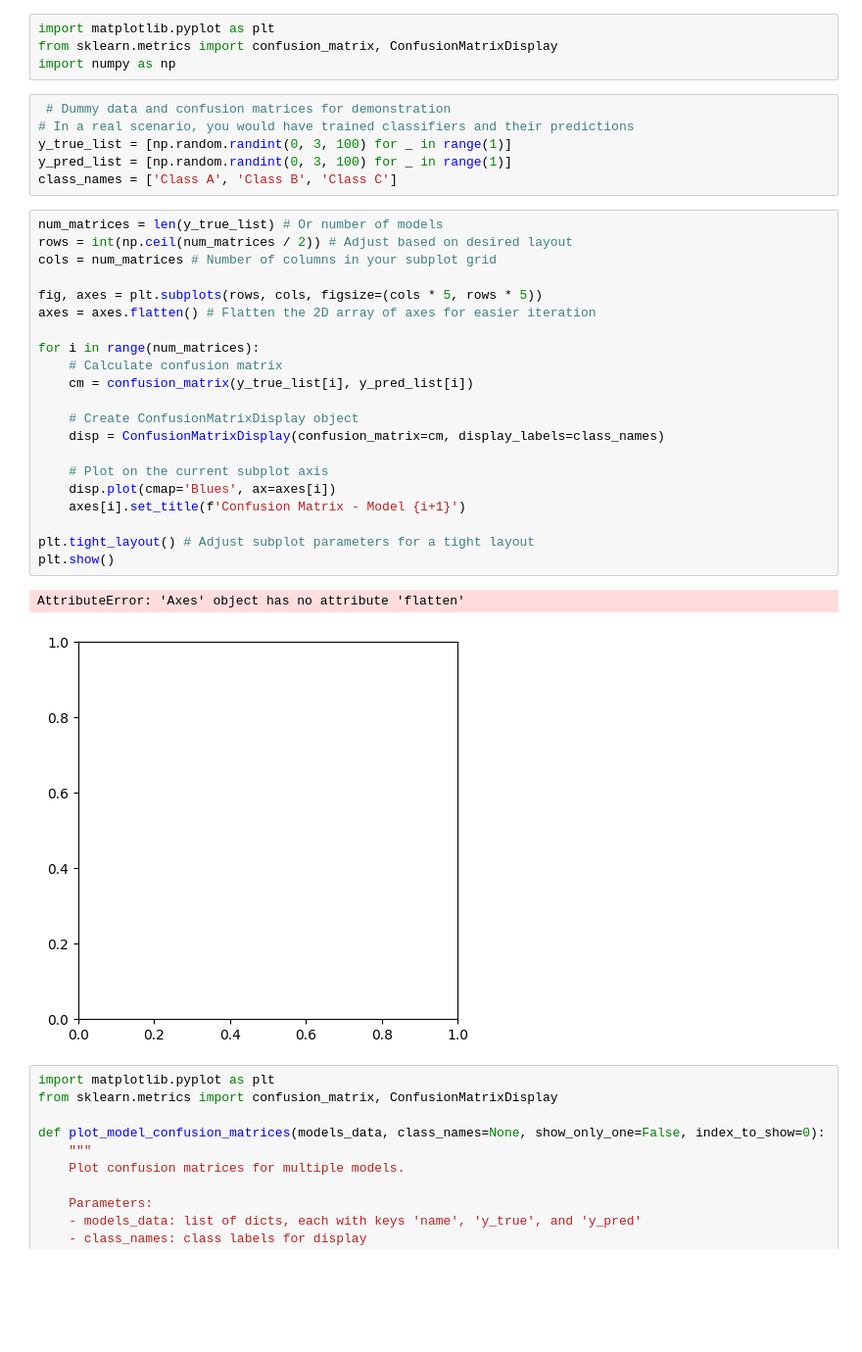
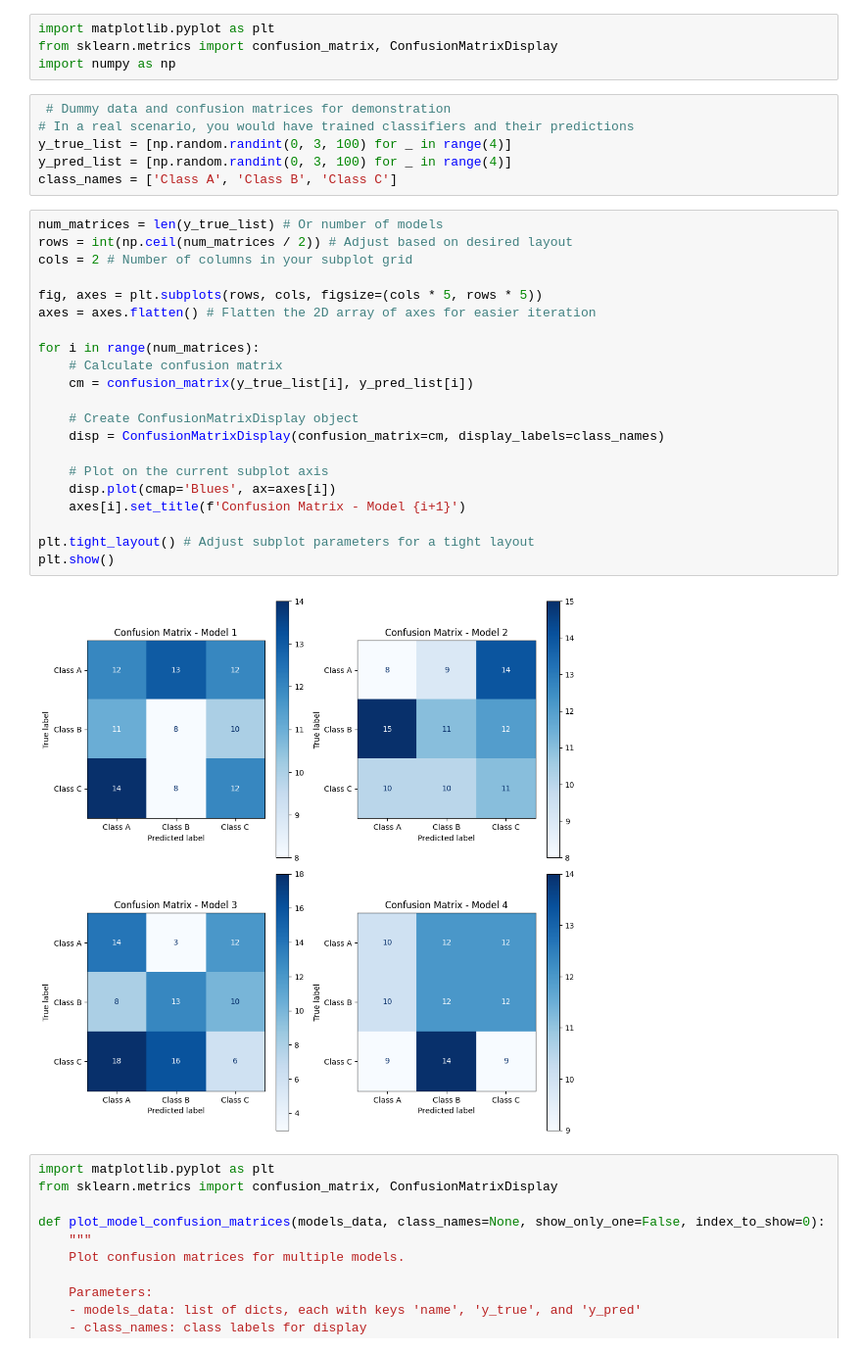
Before and after one commit to mayramtv/cnn-for-mammograms, a Jupyter notebook: Untitled.ipynb, the cells around one changed output. Shown: that part at 98% size. Cells and saved outputs as stored; diff of their text form; blank space fills up the shorter version.

```diff
--- a/Untitled.ipynb
+++ b/Untitled.ipynb
@@ -16,33 +16,32 @@ import numpy as np
 # %%
  # Dummy data and confusion matrices for demonstration
 # In a real scenario, you would have trained classifiers and their predictions
-y_true_list = [np.random.randint(0, 3, 100) for _ in range(1)]
-y_pred_list = [np.random.randint(0, 3, 100) for _ in range(1)]
+y_true_list = [np.random.randint(0, 3, 100) for _ in range(4)]
+y_pred_list = [np.random.randint(0, 3, 100) for _ in range(4)]
 class_names = ['Class A', 'Class B', 'Class C']
 # %%
 num_matrices = len(y_true_list) # Or number of models
 rows = int(np.ceil(num_matrices / 2)) # Adjust based on desired layout
-cols = num_matrices # Number of columns in your subplot grid
+cols = 2 # Number of columns in your subplot grid
 
 fig, axes = plt.subplots(rows, cols, figsize=(cols * 5, rows * 5))
 axes = axes.flatten() # Flatten the 2D array of axes for easier iteration
 
 for i in range(num_matrices):
     # Calculate confusion matrix
     cm = confusion_matrix(y_true_list[i], y_pred_list[i])
 
     # Create ConfusionMatrixDisplay object
     disp = ConfusionMatrixDisplay(confusion_matrix=cm, display_labels=class_names)
 
     # Plot on the current subplot axis
     disp.plot(cmap='Blues', ax=axes[i])
     axes[i].set_title(f'Confusion Matrix - Model {i+1}')
 
 plt.tight_layout() # Adjust subplot parameters for a tight layout
 plt.show()
 # %% [output]
-AttributeError: 'Axes' object has no attribute 'flatten'
-[figure, old version]
+[figure, new version]
 # %%
 import matplotlib.pyplot as plt
 from sklearn.metrics import confusion_matrix, ConfusionMatrixDisplay
```
Also changed, not shown: parts of 13 cells of this notebook, 1 other file.
